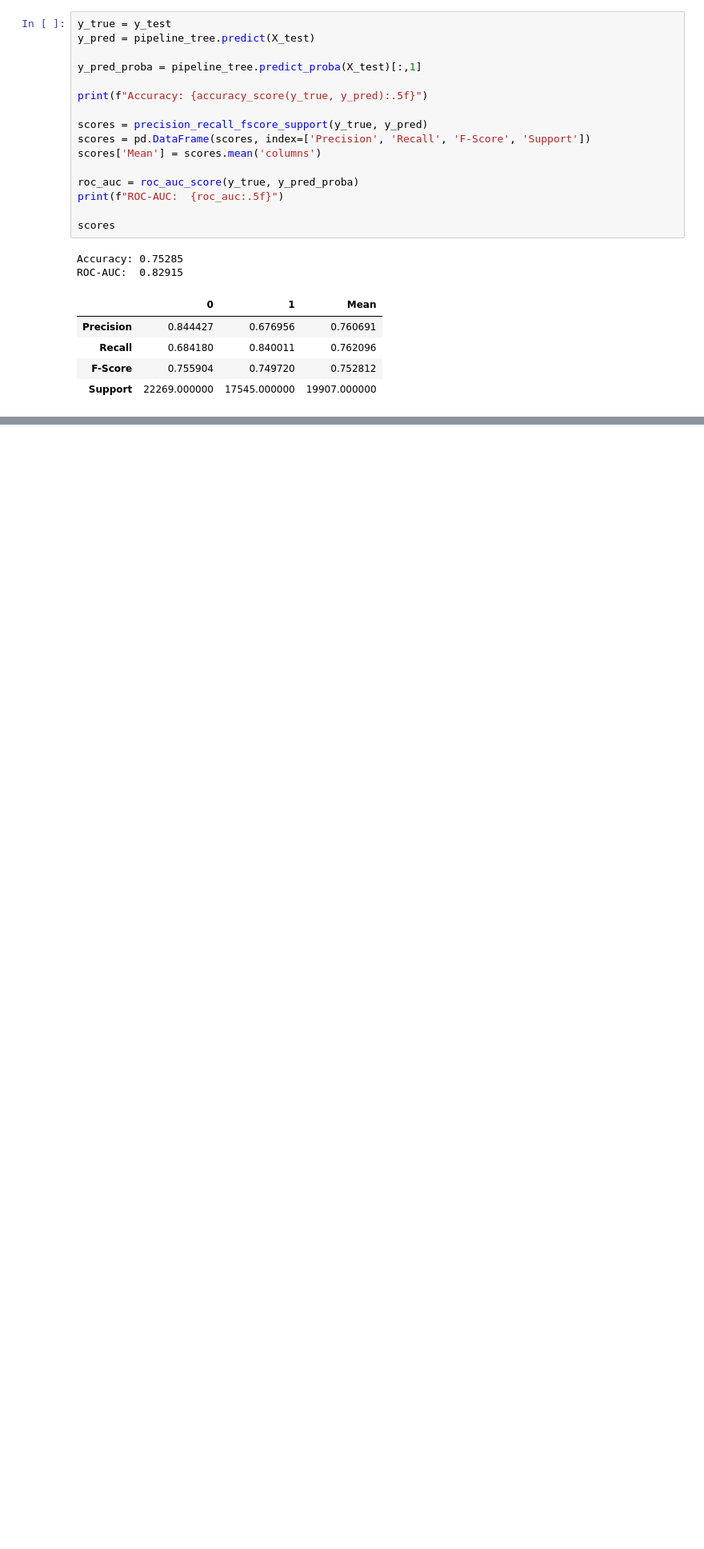
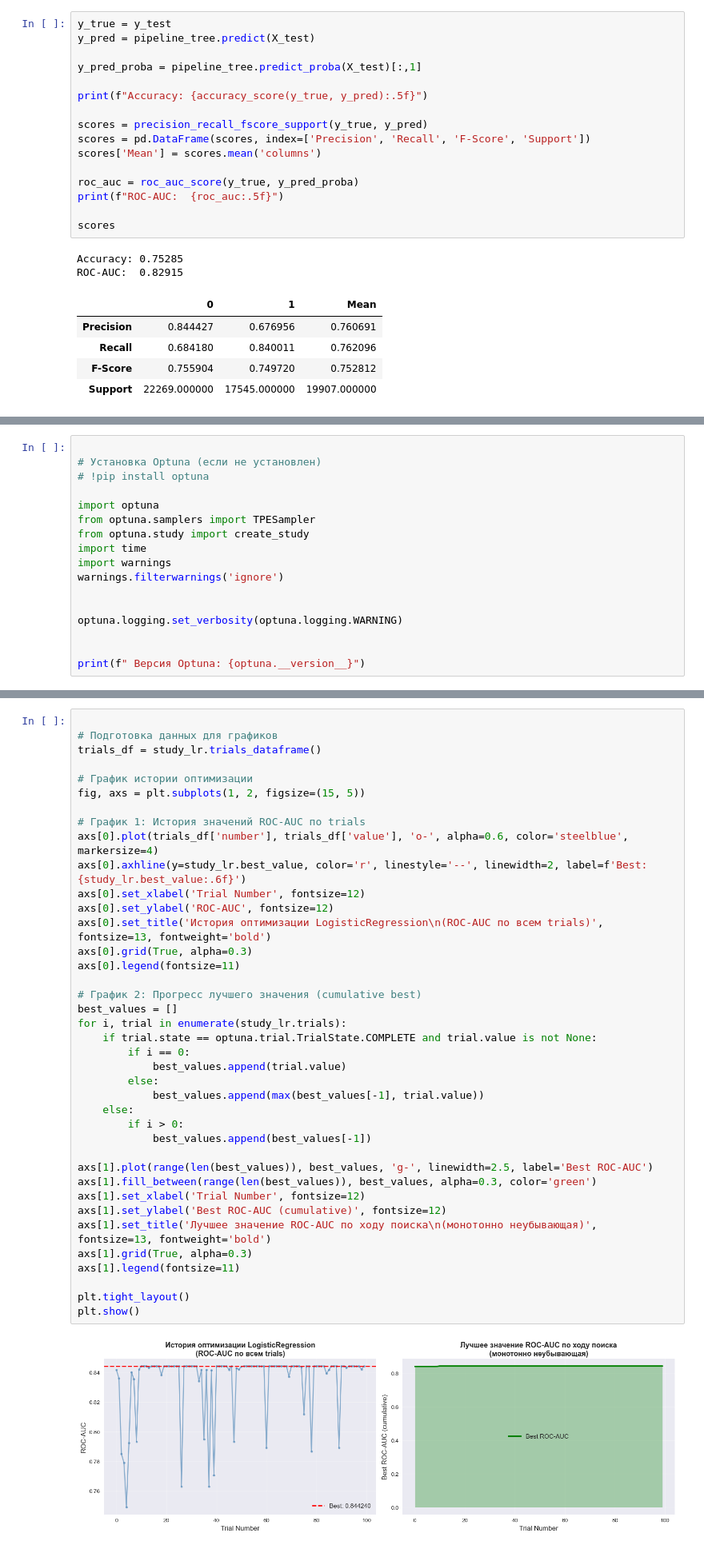
Before and after one commit to ACME-URFU/smoking-status-prediction, a Jupyter notebook: notebooks/eda.ipynb, the cells around one changed output, grey strips where cells are left out. Shown at 80% size. Saved outputs shown, nothing was run; the diff lists cells and outputs as text; blank space fills up the shorter version.

```diff
--- a/notebooks/eda.ipynb
+++ b/notebooks/eda.ipynb
@@ -1098,0 +1104,17 @@ ROC-AUC:  0.82915
+# %%
+
+# Установка Optuna (если не установлен)
+# !pip install optuna
+
+import optuna
+from optuna.samplers import TPESampler
+from optuna.study import create_study
+import time
+import warnings
+warnings.filterwarnings('ignore')
+
+
+optuna.logging.set_verbosity(optuna.logging.WARNING)
+
+
+print(f" Версия Optuna: {optuna.__version__}")
@@ -1098,0 +1280,41 @@ ROC-AUC:  0.82915
+# %%
+
+# Подготовка данных для графиков
+trials_df = study_lr.trials_dataframe()
+
+# График истории оптимизации
+fig, axs = plt.subplots(1, 2, figsize=(15, 5))
+
+# График 1: История значений ROC-AUC по trials
+axs[0].plot(trials_df['number'], trials_df['value'], 'o-', alpha=0.6, color='steelblue', markersize=4)
+axs[0].axhline(y=study_lr.best_value, color='r', linestyle='--', linewidth=2, label=f'Best: {study_lr.best_value:.6f}')
+axs[0].set_xlabel('Trial Number', fontsize=12)
+axs[0].set_ylabel('ROC-AUC', fontsize=12)
+axs[0].set_title('История оптимизации LogisticRegression\n(ROC-AUC по всем trials)', fontsize=13, fontweight='bold')
+axs[0].grid(True, alpha=0.3)
+axs[0].legend(fontsize=11)
+
+# График 2: Прогресс лучшего значения (cumulative best)
+best_values = []
+for i, trial in enumerate(study_lr.trials):
+    if trial.state == optuna.trial.TrialState.COMPLETE and trial.value is not None:
+        if i == 0:
+            best_values.append(trial.value)
+        else:
+            best_values.append(max(best_values[-1], trial.value))
+    else:
+        if i > 0:
+            best_values.append(best_values[-1])
+
+axs[1].plot(range(len(best_values)), best_values, 'g-', linewidth=2.5, label='Best ROC-AUC')
+axs[1].fill_between(range(len(best_values)), best_values, alpha=0.3, color='green')
+axs[1].set_xlabel('Trial Number', fontsize=12)
+axs[1].set_ylabel('Best ROC-AUC (cumulative)', fontsize=12)
+axs[1].set_title('Лучшее значение ROC-AUC по ходу поиска\n(монотонно неубывающая)', fontsize=13, fontweight='bold')
+axs[1].grid(True, alpha=0.3)
+axs[1].legend(fontsize=11)
+
+plt.tight_layout()
+plt.show()
+# %% [output]
+[figure, added]
```
Also changed, not shown: parts of 105 cells of this notebook, 1 other file.
